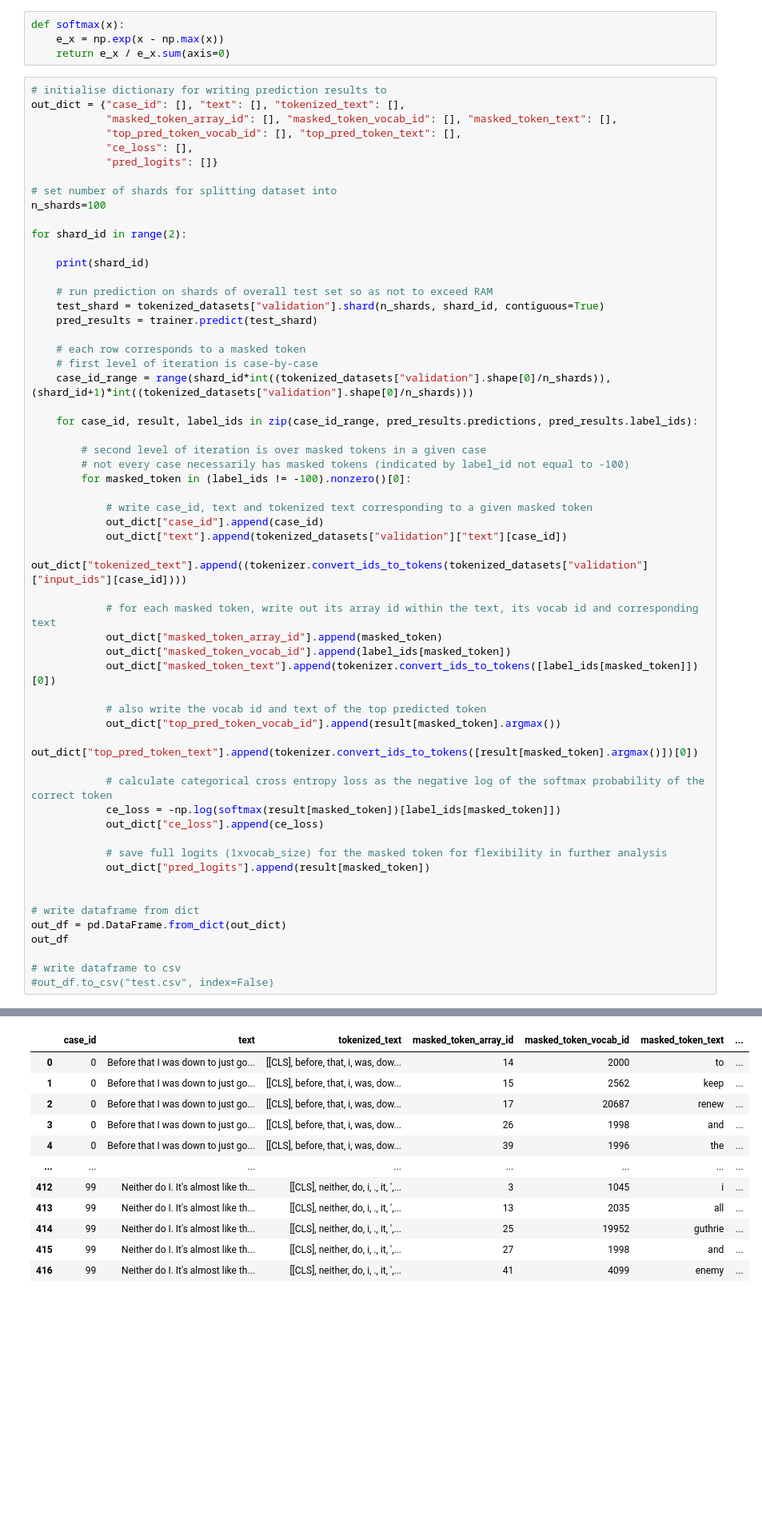
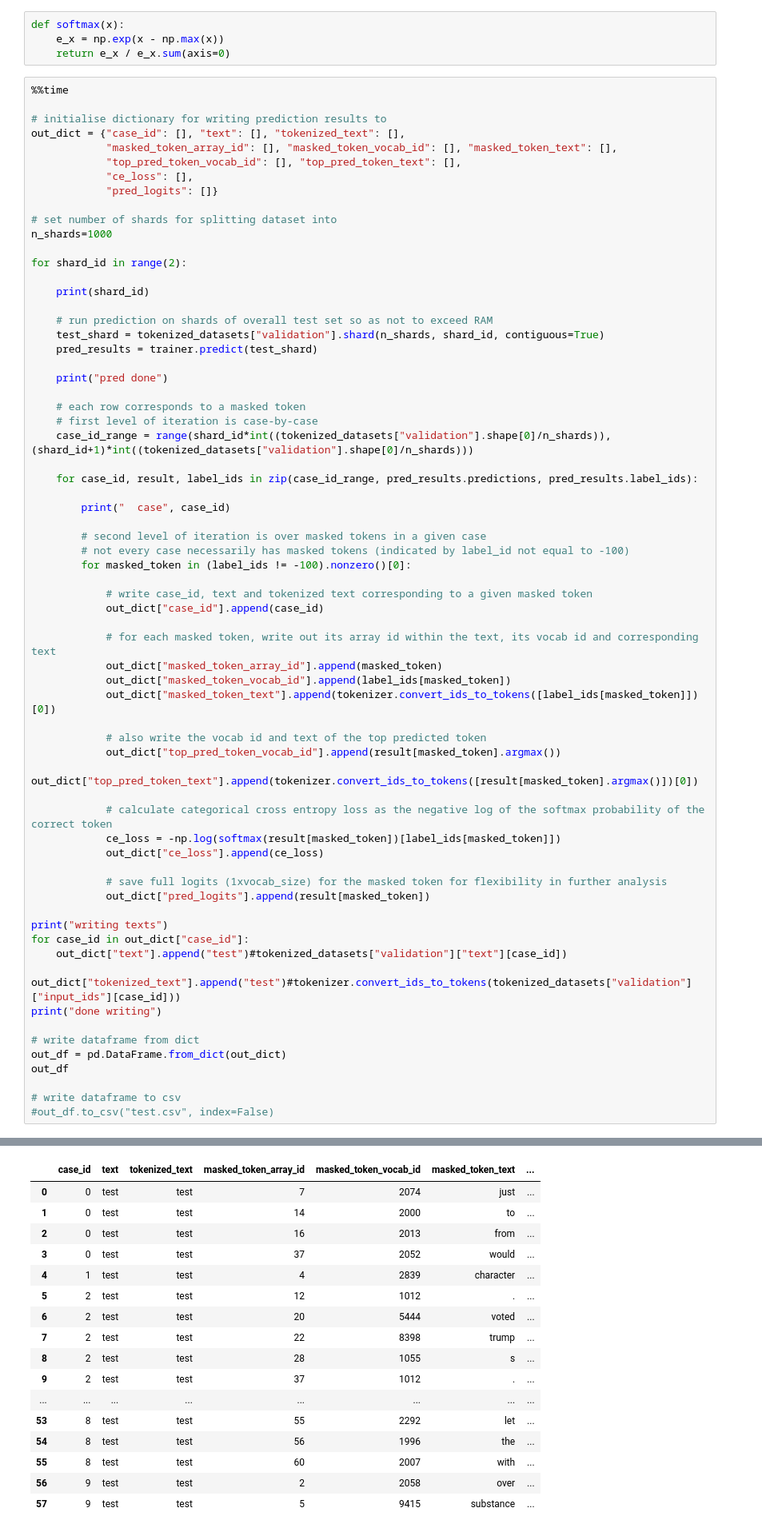
Before and after one commit to paul-rottger/gab-language-change, a Jupyter notebook: Z_old/mlm_predict_format.ipynb, the cells around one changed output, grey strips where cells are left out. Shown at 80% size. Cells and saved outputs as stored; diff of their text form; blank space fills up the shorter version.

Commit message:
removed text/tokenized text from test output to decrease runtime

```diff
--- a/Z_old/mlm_predict_format.ipynb
+++ b/Z_old/mlm_predict_format.ipynb
@@ -51,6 +51,8 @@ def softmax(x):
     e_x = np.exp(x - np.max(x))
     return e_x / e_x.sum(axis=0)
 # %%
+%%time
+
 # initialise dictionary for writing prediction results to
 out_dict = {"case_id": [], "text": [], "tokenized_text": [],
             "masked_token_array_id": [], "masked_token_vocab_id": [], "masked_token_text": [],
@@ -59,7 +61,7 @@ out_dict = {"case_id": [], "text": [], "tokenized_text": [],
             "pred_logits": []}
 
 # set number of shards for splitting dataset into
-n_shards=100
+n_shards=1000
 
 for shard_id in range(2):
 
@@ -69,11 +71,15 @@ for shard_id in range(2):
     test_shard = tokenized_datasets["validation"].shard(n_shards, shard_id, contiguous=True)
     pred_results = trainer.predict(test_shard)
 
+    print("pred done")
+
     # each row corresponds to a masked token
     # first level of iteration is case-by-case
     case_id_range = range(shard_id*int((tokenized_datasets["validation"].shape[0]/n_shards)), (shard_id+1)*int((tokenized_datasets["validation"].shape[0]/n_shards)))
 
     for case_id, result, label_ids in zip(case_id_range, pred_results.predictions, pred_results.label_ids):
+
+        print("  case", case_id)
 
         # second level of iteration is over masked tokens in a given case
         # not every case necessarily has masked tokens (indicated by label_id not equal to -100)
@@ -81,8 +87,6 @@ for shard_id in range(2):
 
             # write case_id, text and tokenized text corresponding to a given masked token
             out_dict["case_id"].append(case_id)
-            out_dict["text"].append(tokenized_datasets["validation"]["text"][case_id])
-            out_dict["tokenized_text"].append((tokenizer.convert_ids_to_tokens(tokenized_datasets["validation"]["input_ids"][case_id])))
 
             # for each masked token, write out its array id within the text, its vocab id and corresponding text
             out_dict["masked_token_array_id"].append(masked_token)
@@ -100,6 +104,11 @@ for shard_id in range(2):
             # save full logits (1xvocab_size) for the masked token for flexibility in further analysis
             out_dict["pred_logits"].append(result[masked_token])
 
+print("writing texts")
+for case_id in out_dict["case_id"]:
+    out_dict["text"].append("test")#tokenized_datasets["validation"]["text"][case_id])
+    out_dict["tokenized_text"].append("test")#tokenizer.convert_ids_to_tokens(tokenized_datasets["validation"]["input_ids"][case_id]))
+print("done writing")
 
 # write dataframe from dict
 out_df = pd.DataFrame.from_dict(out_dict)
@@ -111,12 +138,17 @@ out_df
 |  | case_id | text | tokenized_text | masked_token_array_id | masked_token_vocab_id | masked_token_text | ... |
-| 0 | 0 | Before that I was down to just go... | [[CLS], before, that, i, was, dow... | 14 | 2000 | to | ... |
-| 1 | 0 | Before that I was down to just go... | [[CLS], before, that, i, was, dow... | 15 | 2562 | keep | ... |
-| 2 | 0 | Before that I was down to just go... | [[CLS], before, that, i, was, dow... | 17 | 20687 | renew | ... |
-| 3 | 0 | Before that I was down to just go... | [[CLS], before, that, i, was, dow... | 26 | 1998 | and | ... |
-| 4 | 0 | Before that I was down to just go... | [[CLS], before, that, i, was, dow... | 39 | 1996 | the | ... |
+| 0 | 0 | test | test | 7 | 2074 | just | ... |
+| 1 | 0 | test | test | 14 | 2000 | to | ... |
+| 2 | 0 | test | test | 16 | 2013 | from | ... |
+| 3 | 0 | test | test | 37 | 2052 | would | ... |
+| 4 | 1 | test | test | 4 | 2839 | character | ... |
+| 5 | 2 | test | test | 12 | 1012 | . | ... |
+| 6 | 2 | test | test | 20 | 5444 | voted | ... |
+| 7 | 2 | test | test | 22 | 8398 | trump | ... |
+| 8 | 2 | test | test | 28 | 1055 | s | ... |
+| 9 | 2 | test | test | 37 | 1012 | . | ... |
 | ... | ... | ... | ... | ... | ... | ... | ... |
-| 412 | 99 | Neither do I. It's almost like th... | [[CLS], neither, do, i, ., it, ',... | 3 | 1045 | i | ... |
-| 413 | 99 | Neither do I. It's almost like th... | [[CLS], neither, do, i, ., it, ',... | 13 | 2035 | all | ... |
-| 414 | 99 | Neither do I. It's almost like th... | [[CLS], neither, do, i, ., it, ',... | 25 | 19952 | guthrie | ... |
-| 415 | 99 | Neither do I. It's almost like th... | [[CLS], neither, do, i, ., it, ',... | 27 | 1998 | and | ... |
-| 416 | 99 | Neither do I. It's almost like th... | [[CLS], neither, do, i, ., it, ',... | 41 | 4099 | enemy | ... |
+| 53 | 8 | test | test | 55 | 2292 | let | ... |
+| 54 | 8 | test | test | 56 | 1996 | the | ... |
+| 55 | 8 | test | test | 60 | 2007 | with | ... |
+| 56 | 9 | test | test | 2 | 2058 | over | ... |
+| 57 | 9 | test | test | 5 | 9415 | substance | ... |
```
Also changed, not shown: parts of 3 cells of this notebook, 2 other files.
